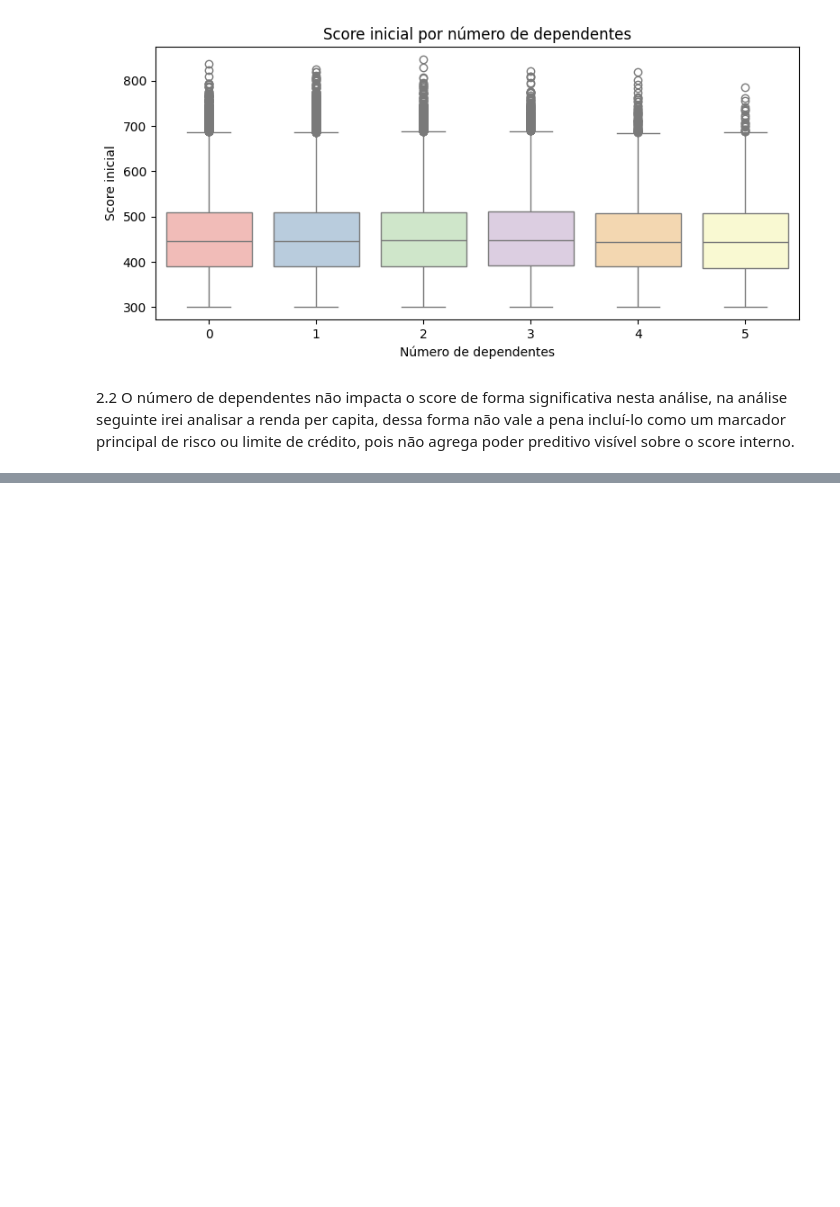
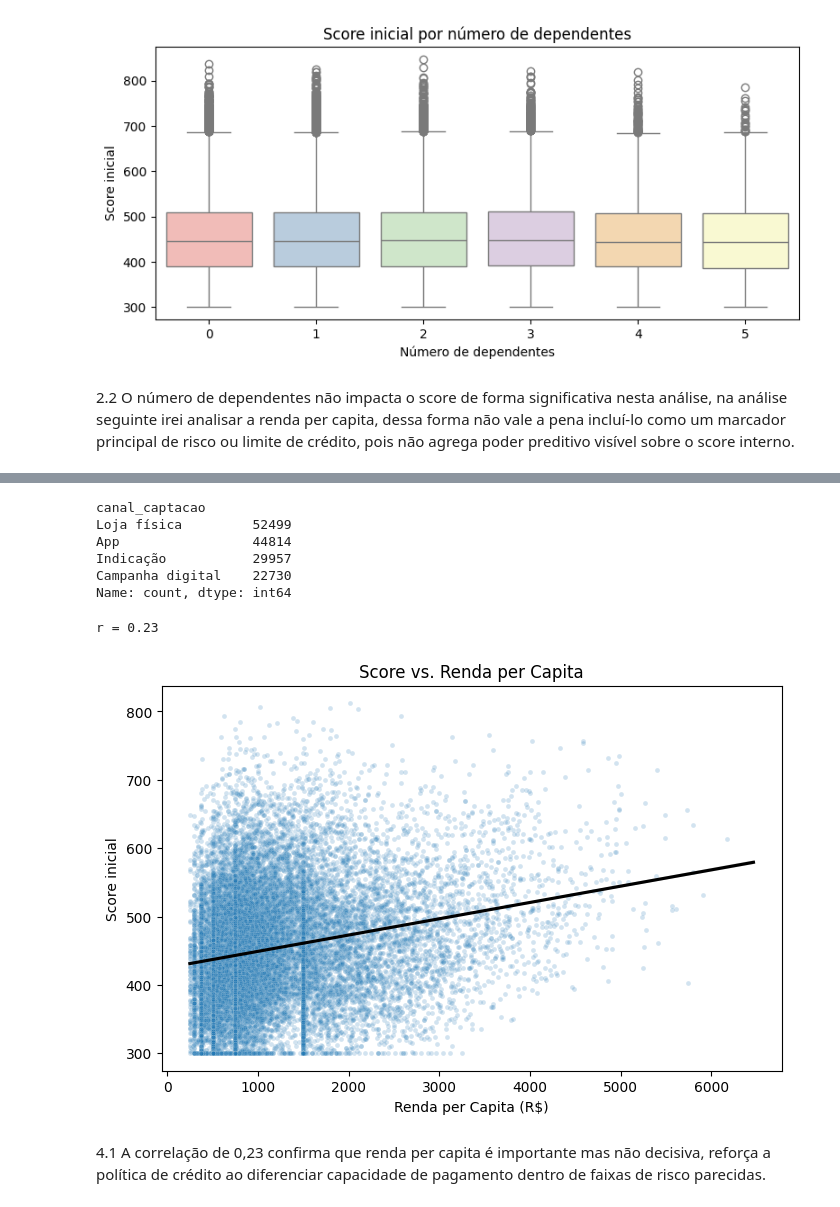
Before and after one commit to mairasantana/desafio-final-neurotech, a Jupyter notebook: analise_de_dados.ipynb, the cells around one changed output, grey strips where cells are left out. Saved outputs shown, nothing was run; the diff lists cells and outputs as text; code cells hidden in the pictures; blank space fills up the shorter version.

```diff
--- a/analise_de_dados.ipynb
+++ b/analise_de_dados.ipynb
@@ -390,0 +393,6 @@ Passing `palette` without assigning `hue` is deprecated and will be removed in v
+# %%
+df_cadastral.drop(columns='renda_mensal_fmt', errors='ignore', inplace=True)
+# %%
+df_cadastral['renda_per_capita'] = (
+    df_cadastral['renda_mensal'] / (df_cadastral['n_dependentes'] + 1)
+).round(2)
@@ -390,0 +456,35 @@ Passing `palette` without assigning `hue` is deprecated and will be removed in v
+# %%
+# Canal de captação é uma variável do tipo texto
+df_cadastral['canal_captacao'].value_counts()
+# %% [output]
+canal_captacao
+Loja física         52499
+App                 44814
+Indicação           29957
+Campanha digital    22730
+Name: count, dtype: int64
+# %%
+# default = Pearson
+r = df_cadastral['renda_per_capita'].corr(df_cadastral['score_inicial'])
+print(f"r = {r:.2f}")
+# %% [output]
+r = 0.23
+# %%
+if 'renda_per_capita' not in df_cadastral.columns:
+    df_cadastral['renda_per_capita'] = df_cadastral['renda_mensal'] / (df_cadastral['n_dependentes'] + 1)
+
+# Scatter simplificado (amostra de 20k pontos para leveza)
+plt.figure(figsize=(8,5))
+sns.scatterplot(data=df_cadastral.sample(20_000, random_state=42),
+                x='renda_per_capita', y='score_inicial',
+                alpha=0.20, s=12)
+sns.regplot(data=df_cadastral, x='renda_per_capita', y='score_inicial',
+            scatter=False, color='black') # linha de tendência
+plt.title('Score vs. Renda per Capita')
+plt.xlabel('Renda per Capita (R$)')
+plt.ylabel('Score inicial')
+plt.show()
+# %% [output]
+[figure, added]
+# %% [markdown]
+4.1 A correlação de 0,23 confirma que renda per capita é importante mas não decisiva, reforça a política de crédito ao diferenciar capacidade de pagamento dentro de faixas de risco parecidas.
```
Also changed, not shown: parts of 7 cells of this notebook.
